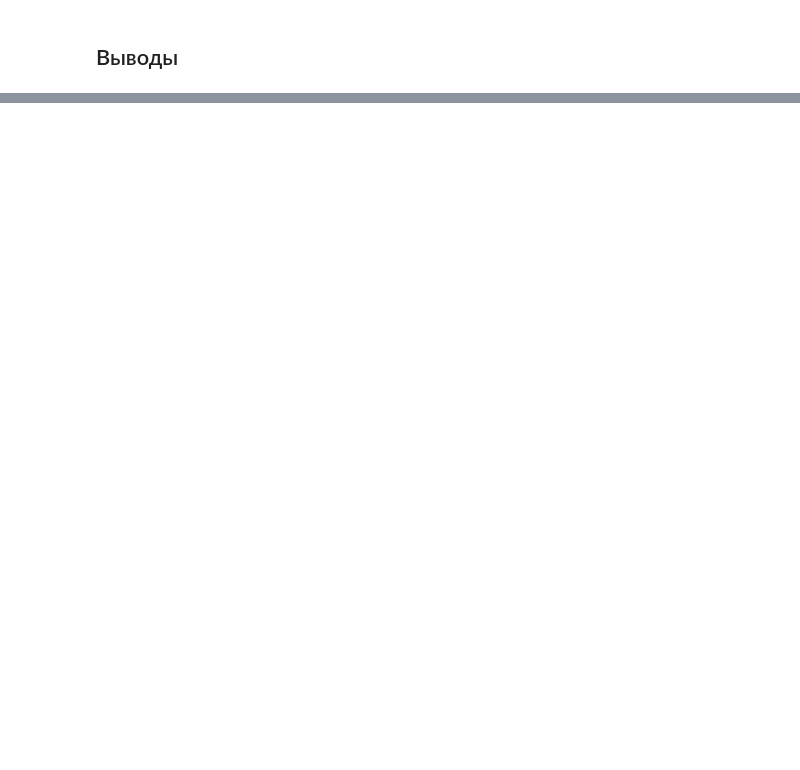
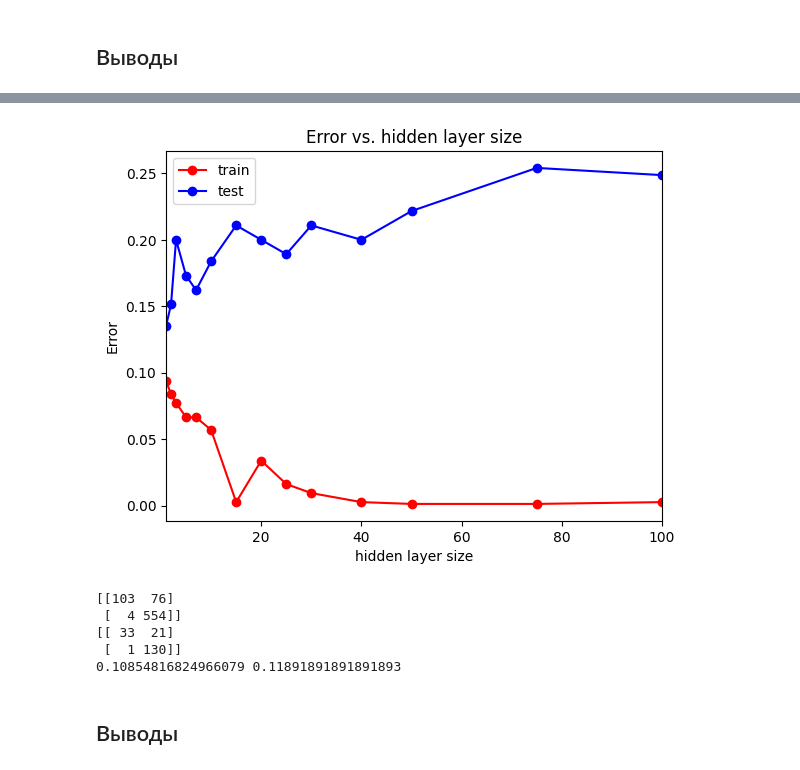
Before and after one commit to belgad/ml-y4-s1, a Jupyter notebook: homework2.ipynb, the cells around one changed output, grey strips where cells are left out. Cells and saved outputs as stored; diff of their text form; code cells hidden in the pictures; blank space fills up the shorter version.

```diff
--- a/homework2.ipynb
+++ b/homework2.ipynb
@@ -441,0 +554,20 @@ print(err_train, err_test)
+# %%
+alpha_arr = np.logspace(-4, 2, 20)
+train_err = []
+test_err = []
+
+for alpha in alpha_arr:
+    mlp = MLPClassifier(alpha=alpha, hidden_layer_sizes=(10,), activation='logistic', solver='lbfgs', random_state=42).fit(X_train, y_train)
+    y_train_pred = mlp.predict(X_train)
+    y_test_pred = mlp.predict(X_test)
+    train_err.append(np.mean(y_train != y_train_pred))
+    test_err.append(np.mean(y_test != y_test_pred))
+
+plt.semilogx(alpha_arr, train_err, 'r-o', label='train')
+plt.semilogx(alpha_arr, test_err, 'b-o', label='test')
+plt.xlim([np.min(alpha_arr), np.max(alpha_arr)])
+plt.title('Error vs. alpha')
+plt.xlabel('alpha')
+plt.ylabel('Error')
+plt.legend()
+pass
@@ -441,0 +576,48 @@ print(err_train, err_test)
+# %%
+layer_arr = (1, 2, 3, 5, 7, 10, 15, 20, 25, 30, 40, 50, 75, 100)
+train_err = []
+test_err = []
+
+for layer in layer_arr:
+    mlp = MLPClassifier(alpha=0.001, hidden_layer_sizes=(layer,), activation='logistic', solver='lbfgs', random_state=42).fit(X_train, y_train)
+    y_train_pred = mlp.predict(X_train)
+    y_test_pred = mlp.predict(X_test)
+    train_err.append(np.mean(y_train != y_train_pred))
+    test_err.append(np.mean(y_test != y_test_pred))
+
+plt.plot(layer_arr, train_err, 'r-o', label='train')
+plt.plot(layer_arr, test_err, 'b-o', label='test')
+plt.xlim([np.min(layer_arr), np.max(layer_arr)])
+plt.title('Error vs. hidden layer size')
+plt.xlabel('hidden layer size')
+plt.ylabel('Error')
+plt.legend()
+pass
+# %% [output]
+[figure, added]
+# %%
+from sklearn.model_selection import GridSearchCV
+from itertools import product, chain
+from sklearn.metrics import ConfusionMatrixDisplay
+
+hidden_layers_arr = tuple(chain.from_iterable(tuple(product((1, 5, 10, 25, 50, 100), repeat=_)) for _ in (1, 2)))
+alpha_arr = 10.0 ** np.logspace(-4, 2, 20)
+activation_arr = ['logistic']
+solver_arr = ['lbfgs']
+grid = GridSearchCV(MLPClassifier(max_iter=1000, random_state=42), param_grid={'hidden_layer_sizes': hidden_layers_arr, 'alpha': alpha_arr, 'activation': activation_arr, 'solver': solver_arr}, n_jobs=12).fit(X_train, y_train)
+
+mlp = grid.best_estimator_
+err_train = np.mean(y_train != mlp.predict(X_train))
+err_test = np.mean(y_test != mlp.predict(X_test))
+
+print(confusion_matrix(y_train, mlp.predict(X_train)))
+print(confusion_matrix(y_test, mlp.predict(X_test)))
+print(err_train, err_test)
+# %% [output]
+[[103  76]
+ [  4 554]]
+[[ 33  21]
+ [  1 130]]
+0.10854816824966079 0.11891891891891893
+# %% [markdown]
+## Выводы
```
Also changed, not shown: parts of 20 cells of this notebook.
